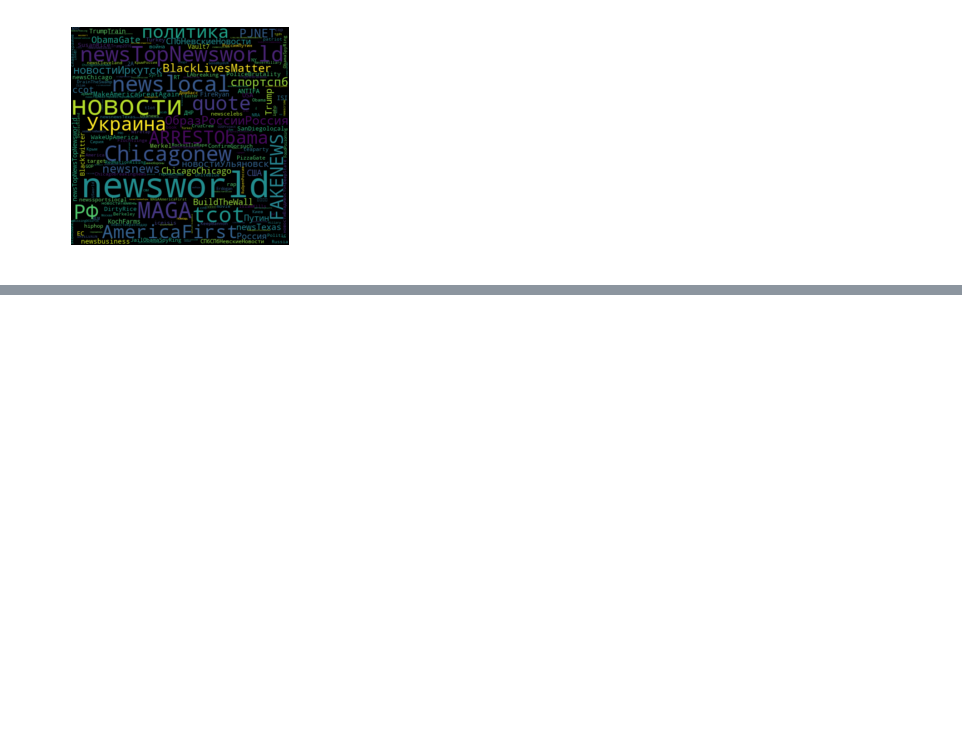
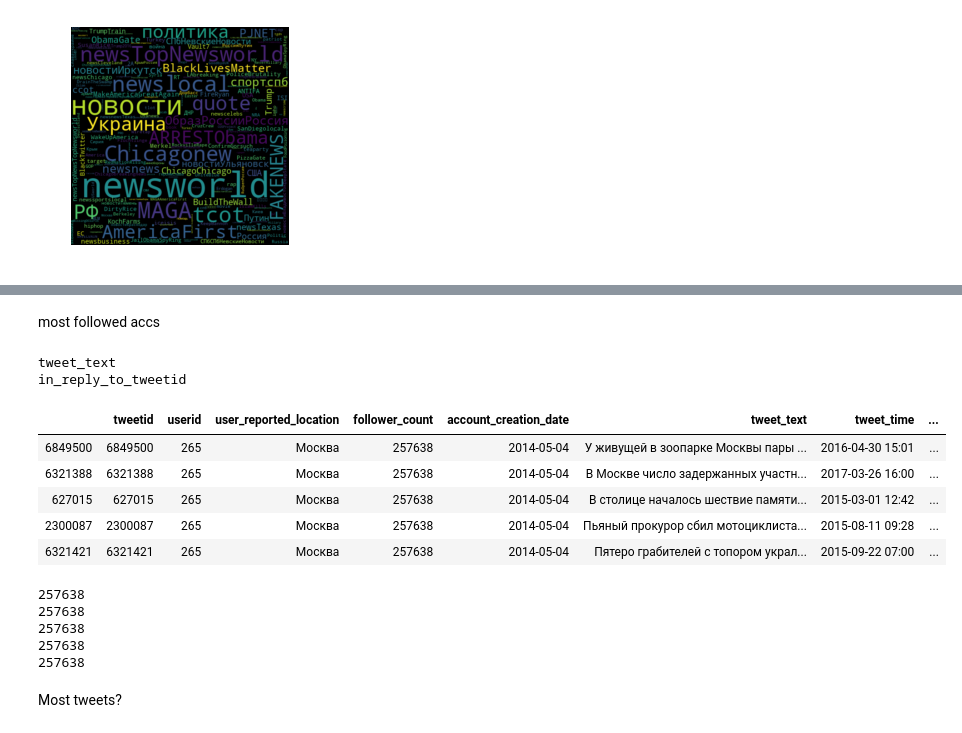
Before and after one commit to HackBinghamton/DataScienceForTwitter, a Jupyter notebook: data_visualization.ipynb, the cells around one changed output, grey strips where cells are left out. Saved outputs shown, nothing was run; the diff lists cells and outputs as text; code cells hidden in the pictures; blank space fills up the shorter version.

```diff
--- a/data_visualization.ipynb
+++ b/data_visualization.ipynb
@@ -59,0 +134,31 @@ plt.show()
+# %% [markdown]
+most followed accs
+# %%
+most_followed = data.sort_values('follower_count', ascending=False)
+# %%
+for row in top_five:
+    print(row)
+# %% [output]
+tweet_text
+in_reply_to_tweetid
+# %%
+most_followed.head()
+# %% [output]
+|  | tweetid | userid | user_reported_location | follower_count | account_creation_date | tweet_text | tweet_time | ... |
+| 6849500 | 6849500 | 265 | Москва | 257638 | 2014-05-04 | У живущей в зоопарке Москвы пары ... | 2016-04-30 15:01 | ... |
+| 6321388 | 6321388 | 265 | Москва | 257638 | 2014-05-04 | В Москве число задержанных участн... | 2017-03-26 16:00 | ... |
+| 627015 | 627015 | 265 | Москва | 257638 | 2014-05-04 | В столице началось шествие памяти... | 2015-03-01 12:42 | ... |
+| 2300087 | 2300087 | 265 | Москва | 257638 | 2014-05-04 | Пьяный прокурор сбил мотоциклиста... | 2015-08-11 09:28 | ... |
+| 6321421 | 6321421 | 265 | Москва | 257638 | 2014-05-04 | Пятеро грабителей с топором украл... | 2015-09-22 07:00 | ... |
+# %%
+top_five_followed = most_followed["follower_count"].head(5)
+for row in top_five_followed:
+    print(row)
+# %% [output]
+257638
+257638
+257638
+257638
+257638
+# %% [markdown]
+Most tweets?
```
Also changed, not shown: parts of 12 cells of this notebook.
